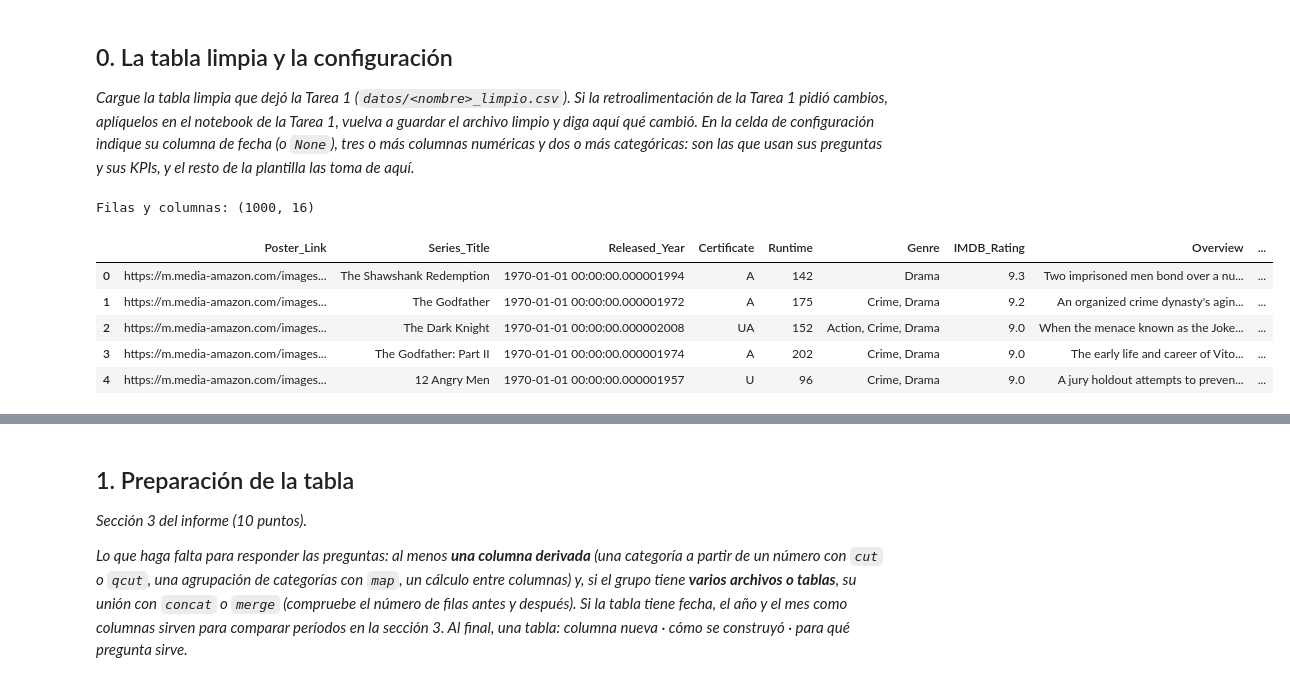
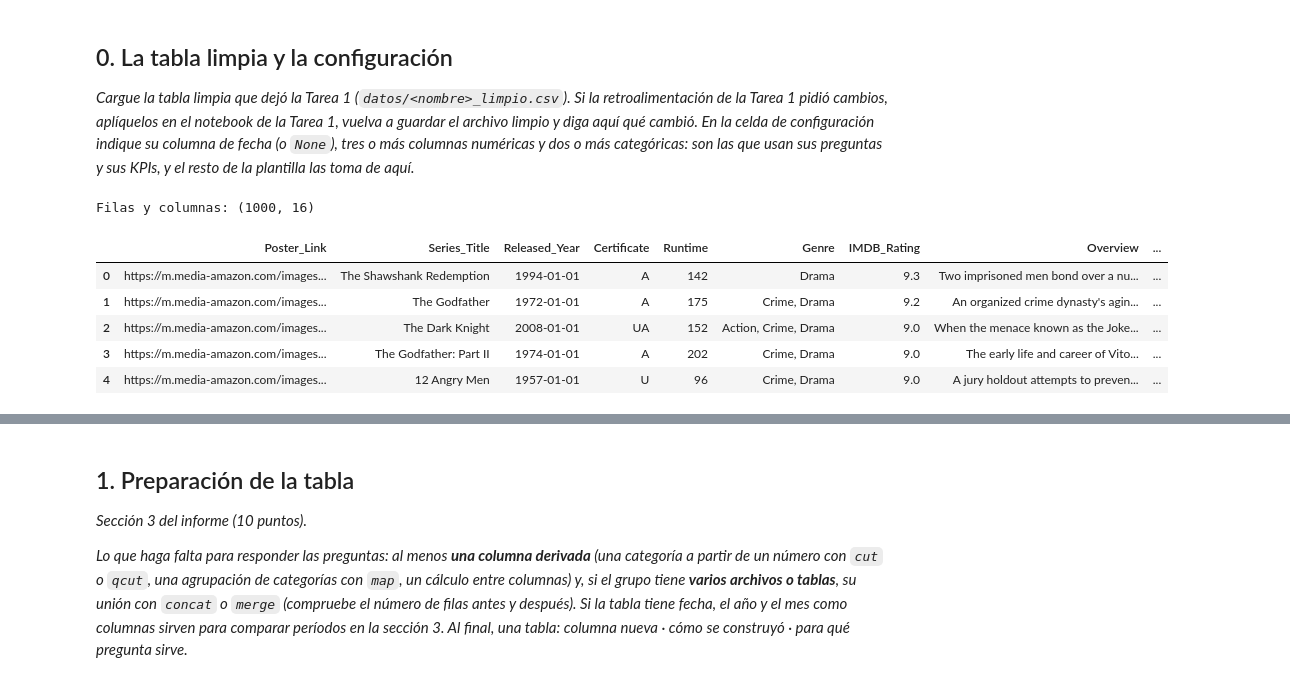
Before and after one commit to 0Kazu/Proyecto-de-FCDIA, a Jupyter notebook: Entrega 1/Entrega1_Plantilla_Notebook.ipynb, the cells around one changed output, grey strips where cells are left out. Drawn from its saved outputs; the diff is of its cells as text; code cells hidden in the pictures.

```diff
--- a/Entrega 1/Entrega1_Plantilla_Notebook.ipynb
+++ b/Entrega 1/Entrega1_Plantilla_Notebook.ipynb
@@ -33,29 +33,32 @@ Este notebook **reproduce todos los números y figuras del informe**. Es la plan
 # %%
 import os
 import numpy as np
 import pandas as pd
 import matplotlib.pyplot as plt
 
-# ---- Configuración: lo único que cambia de un grupo a otro ------------------------------
-RUTA = "../Tarea 1/datos/imdb_top_1000_limpio.csv"                 # ← la tabla limpia de la Tarea 1 (sección 5.7)
-COLUMNA_FECHA = "Released_Year"                            # ← su columna de fecha; None si la tabla no tiene
-NUMERICAS = ["cantidad", "ingreso", "margen"]      # ← tres o más numéricas que usan sus preguntas y KPIs
-CATEGORICAS = ["categoria", "metodo_pago"]         # ← dos o más categóricas
+# ---- Configuración ----------------------------------------------------------------------
+RUTA = "../Tarea 1/datos/imdb_top_1000_limpio.csv"
+COLUMNA_FECHA = "Released_Year"
+NUMERICAS = ["IMDB_Rating", "Meta_score", "No_of_Votes", "Runtime", "Gross"]
+CATEGORICAS = ["Certificate", "Genre"]
 # -----------------------------------------------------------------------------------------
 
-datos = pd.read_csv(RUTA)                          # ← añada sep=, encoding= o decimal= si su archivo lo necesita
+datos = pd.read_csv(RUTA)
 if COLUMNA_FECHA:
-    datos[COLUMNA_FECHA] = pd.to_datetime(datos[COLUMNA_FECHA])
+    # Limpiar posible ".0" si se leyó como float y convertir a texto antes de to_datetime
+    anios_texto = datos[COLUMNA_FECHA].astype(str).str.replace(r"\.0$", "", regex=True)
+    datos[COLUMNA_FECHA] = pd.to_datetime(anios_texto, format="%Y", errors="coerce")
+
 print("Filas y columnas:", datos.shape)
 datos.head()
 # %% [output]
 Filas y columnas: (1000, 16)
 |  | Poster_Link | Series_Title | Released_Year | Certificate | Runtime | Genre | IMDB_Rating | Overview | ... |
-| 0 | https://m.media-amazon.com/images... | The Shawshank Redemption | 1970-01-01 00:00:00.000001994 | A | 142 | Drama | 9.3 | Two imprisoned men bond over a nu... | ... |
-| 1 | https://m.media-amazon.com/images... | The Godfather | 1970-01-01 00:00:00.000001972 | A | 175 | Crime, Drama | 9.2 | An organized crime dynasty's agin... | ... |
-| 2 | https://m.media-amazon.com/images... | The Dark Knight | 1970-01-01 00:00:00.000002008 | UA | 152 | Action, Crime, Drama | 9.0 | When the menace known as the Joke... | ... |
-| 3 | https://m.media-amazon.com/images... | The Godfather: Part II | 1970-01-01 00:00:00.000001974 | A | 202 | Crime, Drama | 9.0 | The early life and career of Vito... | ... |
-| 4 | https://m.media-amazon.com/images... | 12 Angry Men | 1970-01-01 00:00:00.000001957 | U | 96 | Crime, Drama | 9.0 | A jury holdout attempts to preven... | ... |
+| 0 | https://m.media-amazon.com/images... | The Shawshank Redemption | 1994-01-01 | A | 142 | Drama | 9.3 | Two imprisoned men bond over a nu... | ... |
+| 1 | https://m.media-amazon.com/images... | The Godfather | 1972-01-01 | A | 175 | Crime, Drama | 9.2 | An organized crime dynasty's agin... | ... |
+| 2 | https://m.media-amazon.com/images... | The Dark Knight | 2008-01-01 | UA | 152 | Action, Crime, Drama | 9.0 | When the menace known as the Joke... | ... |
+| 3 | https://m.media-amazon.com/images... | The Godfather: Part II | 1974-01-01 | A | 202 | Crime, Drama | 9.0 | The early life and career of Vito... | ... |
+| 4 | https://m.media-amazon.com/images... | 12 Angry Men | 1957-01-01 | U | 96 | Crime, Drama | 9.0 | A jury holdout attempts to preven... | ... |
 # %%
 # Estilo estándar de las figuras del informe (sesión 13): sin bordes de arriba y derecha, cuadrícula ligera detrás.
 # Llámelo en cada figura: estilo(ax). Colores del informe: un color base y otro para destacar.
```
Also changed, not shown: parts of 46 cells of this notebook, 12 other files.
